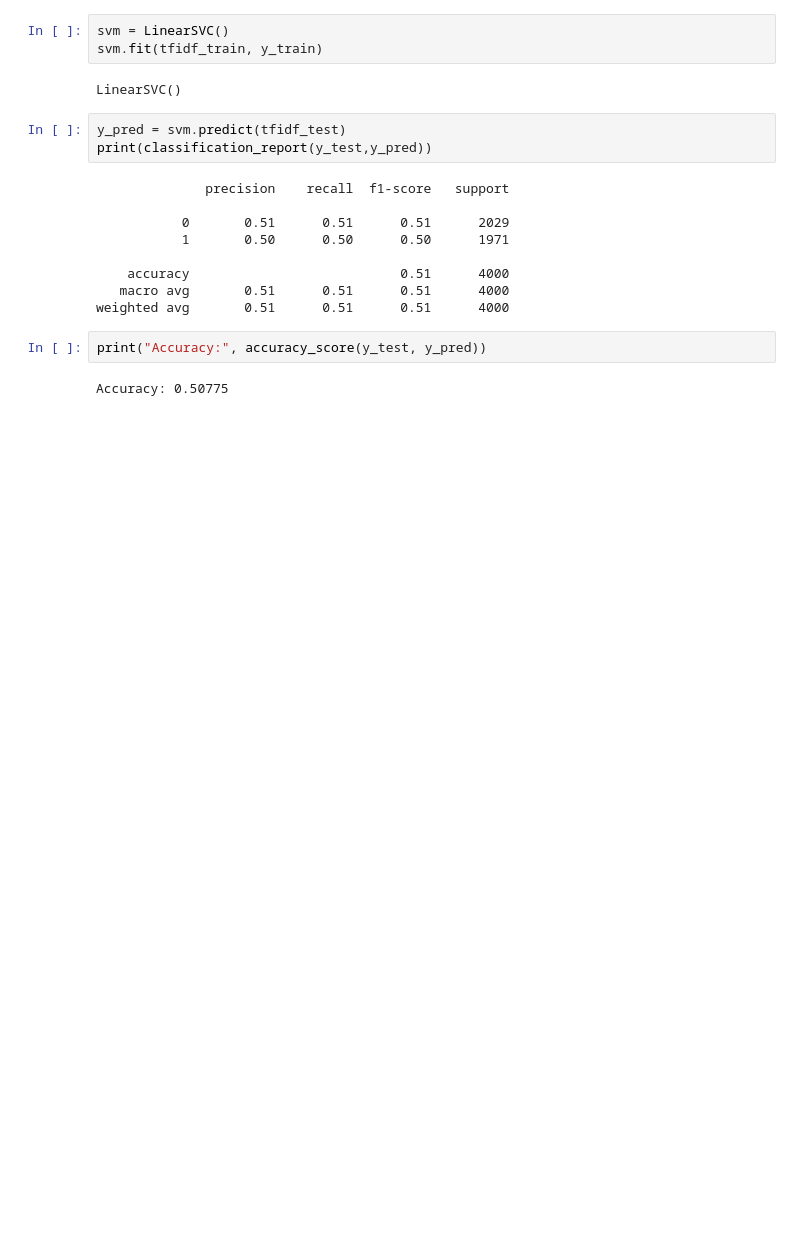
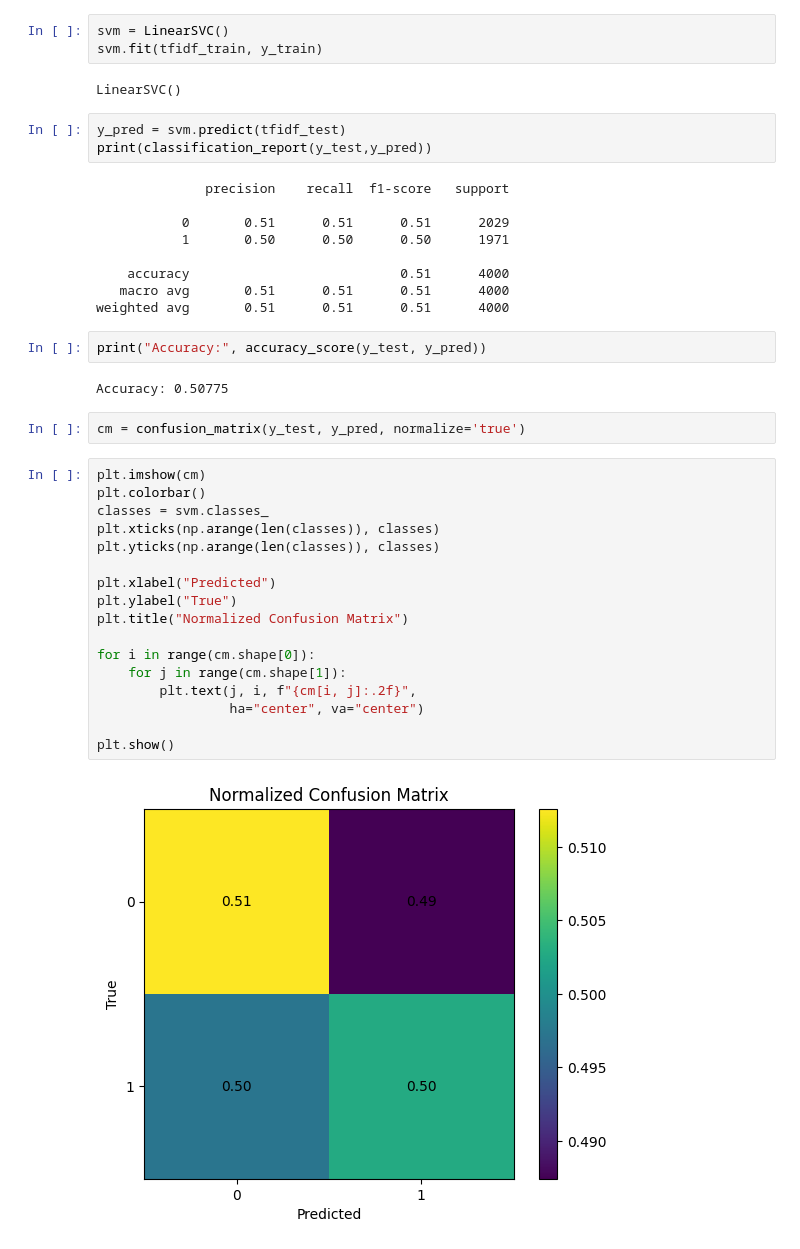
Before and after one commit to Rehman047/Fake-News-Detector-using-Support-Vector-Machine, a Jupyter notebook: Fake_News_Detector.ipynb, the cells around one changed output. Saved outputs shown, nothing was run; the diff lists cells and outputs as text; blank space fills up the shorter version.

```diff
--- a/Fake_News_Detector.ipynb
+++ b/Fake_News_Detector.ipynb
@@ -293,3 +375,24 @@ weighted avg       0.51      0.51      0.51      4000
 print("Accuracy:", accuracy_score(y_test, y_pred))
 # %% [output]
 Accuracy: 0.50775
+# %%
+cm = confusion_matrix(y_test, y_pred, normalize='true')
+# %%
+plt.imshow(cm)
+plt.colorbar()
+classes = svm.classes_
+plt.xticks(np.arange(len(classes)), classes)
+plt.yticks(np.arange(len(classes)), classes)
+
+plt.xlabel("Predicted")
+plt.ylabel("True")
+plt.title("Normalized Confusion Matrix")
+
+for i in range(cm.shape[0]):
+    for j in range(cm.shape[1]):
+        plt.text(j, i, f"{cm[i, j]:.2f}",
+                 ha="center", va="center")
+
+plt.show()
+# %% [output]
+[figure, added]
```
Also changed, not shown: parts of 14 cells of this notebook.
